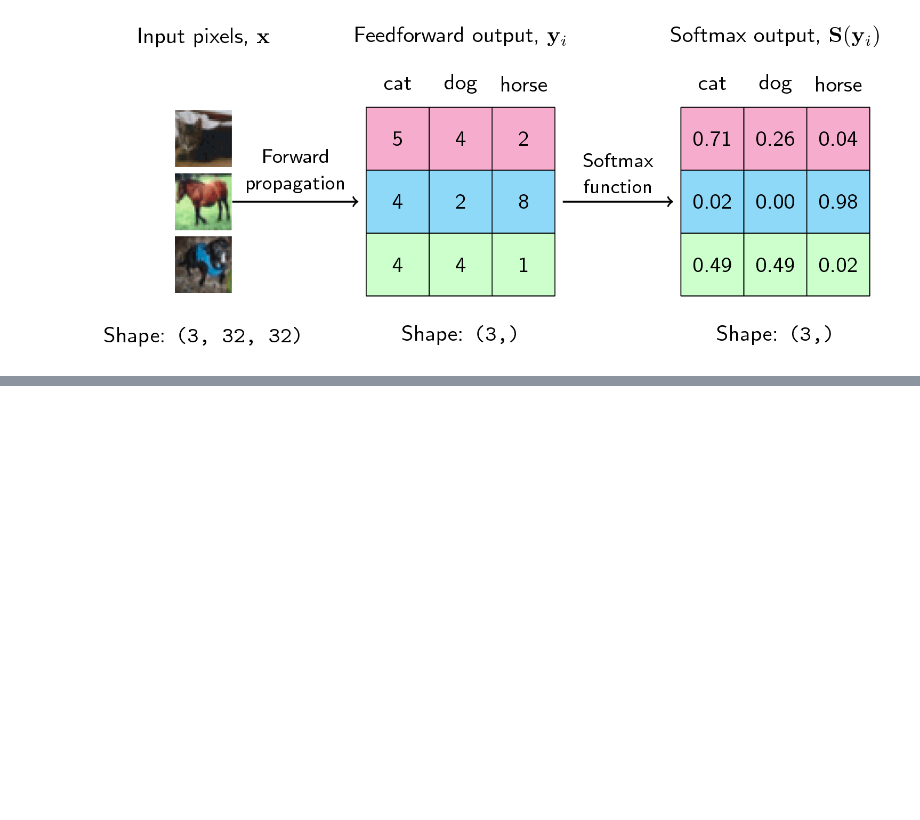
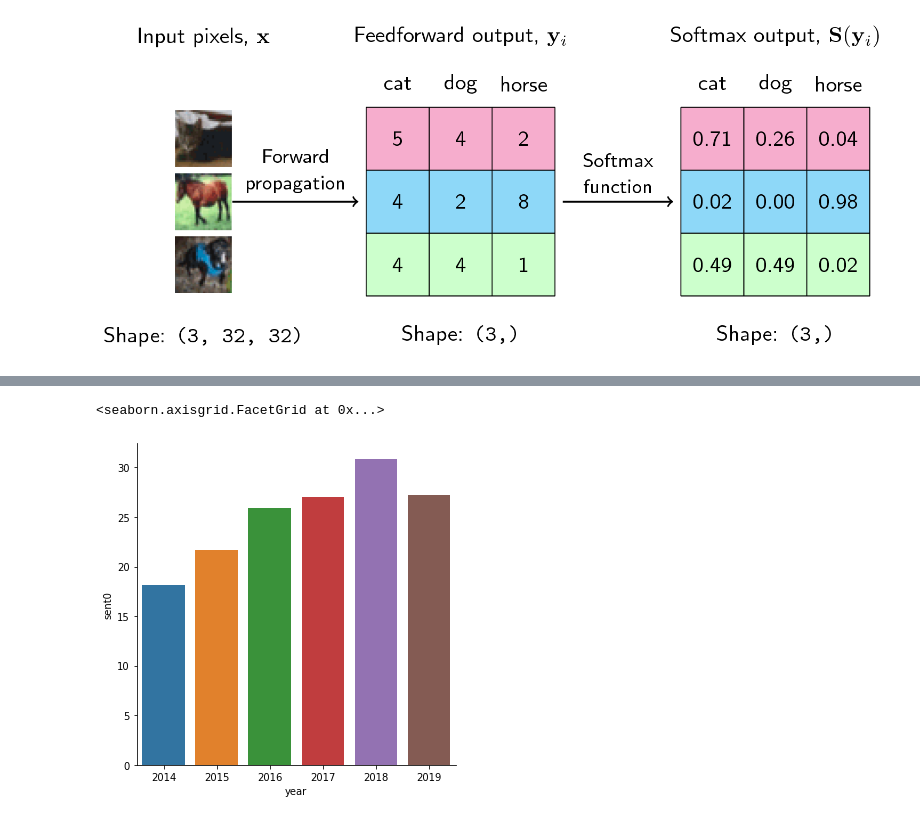
Before and after one commit to d2Anubis/Hate-Speech, a Jupyter notebook: BERT.ipynb, the cells around one changed output, grey strips where cells are left out. Drawn from its saved outputs; the diff is of its cells as text; code cells hidden in the pictures; blank space fills up the shorter version.

```diff
--- a/BERT.ipynb
+++ b/BERT.ipynb
@@ -288,7 +284,16 @@ print(test.head())
-# %%
-test1=test.loc[test['id'] == 2014]
 # %%
-test_inputs, test_masks = preprocessing_for_bert(test1.text)
-test_dataset = TensorDataset(test_inputs, test_masks)
-test_sampler = SequentialSampler(test_dataset)
-test_dataloader = DataLoader(test_dataset, sampler=test_sampler, batch_size=32)
+yrs=[2014,2015,2016,2017,2018,2019]
+all_preds=[]
+for yr in yrs:
+  test1=test.loc[test['id'] == yr]
+  test_inputs, test_masks = preprocessing_for_bert(test1.text)
+  test_dataset = TensorDataset(test_inputs, test_masks)
+  test_sampler = SequentialSampler(test_dataset)
+  test_dataloader = DataLoader(test_dataset, sampler=test_sampler, batch_size=32)
+  probs = bert_predict(bert_classifier, test_dataloader)
+  ypred = []
+  for i in probs:
+    ypred.append(i.argmax())
+  ypred = pd.Index(ypred)
+  print(yr)
+  all_preds.append([yr, ypred.value_counts()])
@@ -308,0 +329,9 @@ dtype: int64
+# %%
+temp = []
+
+for i in range(len(all_preds)):
+  temp.append([all_preds[i][0], all_preds[i][1][0], all_preds[i][1][1], all_preds[i][1][2]])
+
+temp = pd.DataFrame(temp)
+temp.columns = ['year', 'sent0', 'sent1', 'sent2']
+temp
@@ -308,0 +346,6 @@ dtype: int64
+# %%
+for i in range(6):
+  sm=temp['sent0']+temp['sent2']+temp['sent1']
+  temp['sent0']=(temp['sent0']/sm)*100
+  temp['sent1']=(temp['sent1']/sm)*100
+  temp['sent2']=(temp['sent2']/sm)*100
@@ -308,0 +364,5 @@ dtype: int64
+# %%
+sns.catplot(x="year",y="sent0",data=temp,kind='bar')
+# %% [output]
+<seaborn.axisgrid.FacetGrid at 0x...>
+[figure, added]
```
Also changed, not shown: parts of 17 cells of this notebook.
